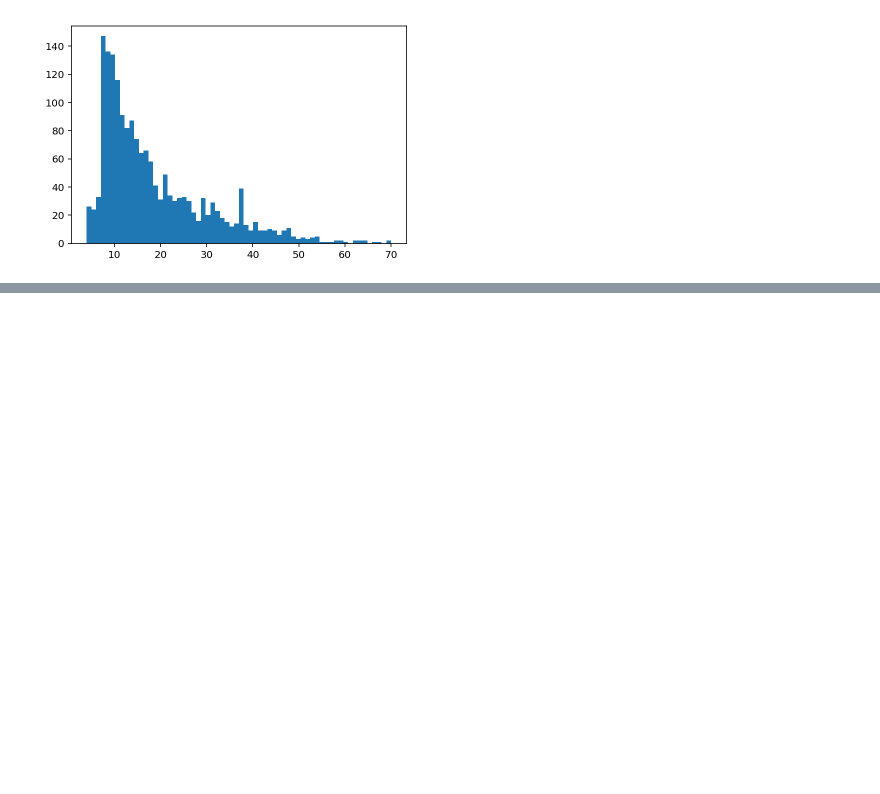
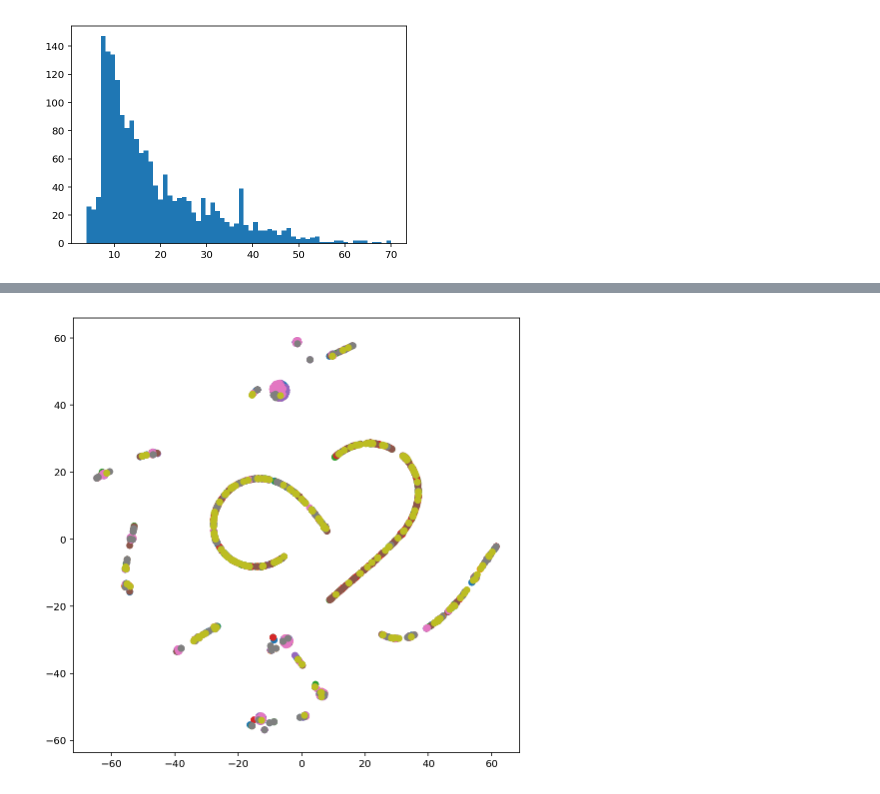
Before and after one commit to ryneches/ManyTrees, a Jupyter notebook: ManyTrees.ipynb, the cells around one changed output, grey strips where cells are left out. Cells and saved outputs as stored; diff of their text form; code cells hidden in the pictures; blank space fills up the shorter version.

```diff
--- a/ManyTrees.ipynb
+++ b/ManyTrees.ipynb
@@ -160,0 +168,6 @@ seaborn.clustermap( g, cmap='viridis', method='weighted', metric='braycurtis',
+# %%
+figure( figsize=(8,8) )
+for l in set( q.label ) :
+    scatter( q[q.label==l]['tSNEx'], q[q.label==l]['tSNEy'] )
+# %% [output]
+[figure, added]
```
Also changed, not shown: parts of 4 cells of this notebook.
